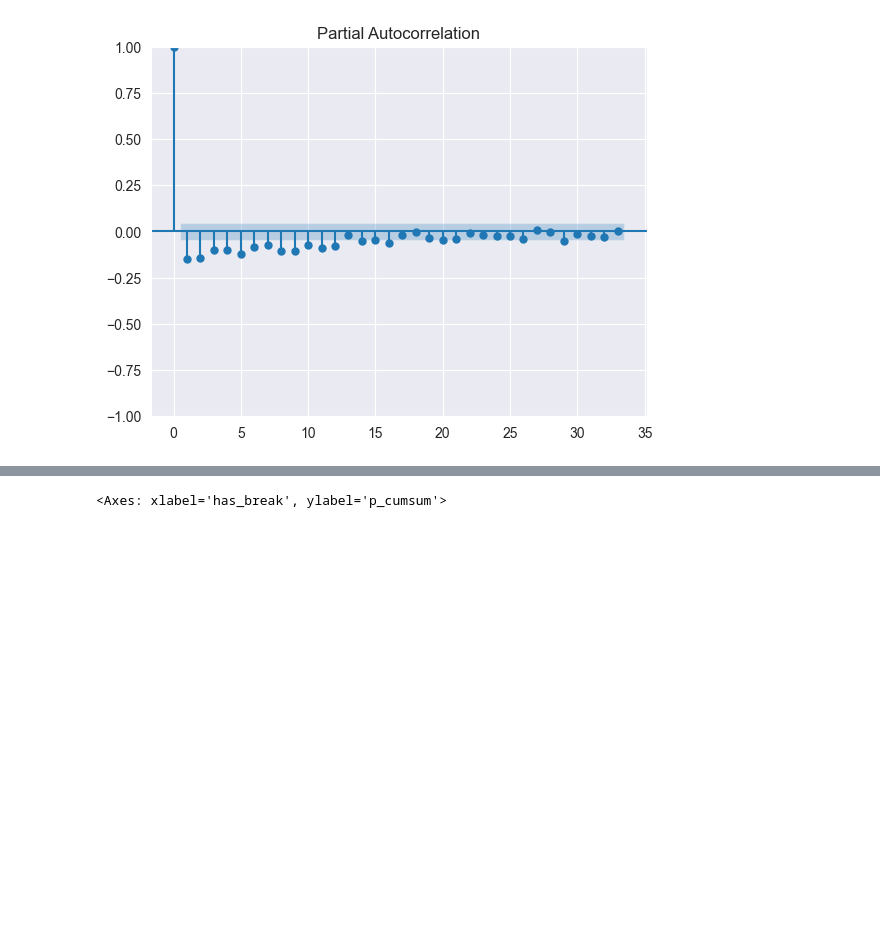
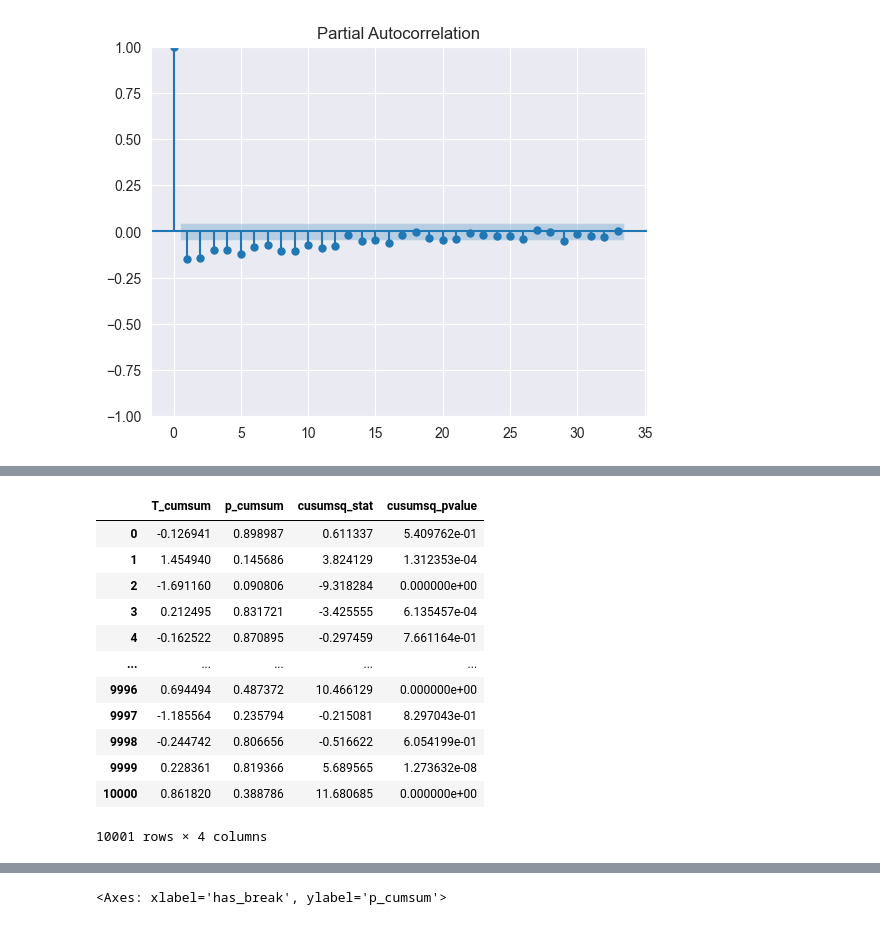
Before and after one commit to StefanConstantin707/adia-lab-structural-break-challenge, a Jupyter notebook: notebooks/07_evaluate_cumsum.ipynb, the cells around one changed output, grey strips where cells are left out. Saved outputs shown, nothing was run; the diff lists cells and outputs as text; code cells hidden in the pictures; blank space fills up the shorter version.

```diff
--- a/notebooks/07_evaluate_cumsum.ipynb
+++ b/notebooks/07_evaluate_cumsum.ipynb
@@ -190,0 +219,16 @@ sns.histplot(feature_df.p_cumsum)
+# %%
+feature_df
+# %% [output]
+|  | T_cumsum | p_cumsum | cusumsq_stat | cusumsq_pvalue |
+| 0 | -0.126941 | 0.898987 | 0.611337 | 5.409762e-01 |
+| 1 | 1.454940 | 0.145686 | 3.824129 | 1.312353e-04 |
+| 2 | -1.691160 | 0.090806 | -9.318284 | 0.000000e+00 |
+| 3 | 0.212495 | 0.831721 | -3.425555 | 6.135457e-04 |
+| 4 | -0.162522 | 0.870895 | -0.297459 | 7.661164e-01 |
+| ... | ... | ... | ... | ... |
+| 9996 | 0.694494 | 0.487372 | 10.466129 | 0.000000e+00 |
+| 9997 | -1.185564 | 0.235794 | -0.215081 | 8.297043e-01 |
+| 9998 | -0.244742 | 0.806656 | -0.516622 | 6.054199e-01 |
+| 9999 | 0.228361 | 0.819366 | 5.689565 | 1.273632e-08 |
+| 10000 | 0.861820 | 0.388786 | 11.680685 | 0.000000e+00 |
+10001 rows × 4 columns
```
Also changed, not shown: parts of 7 cells of this notebook, 12 other files.
